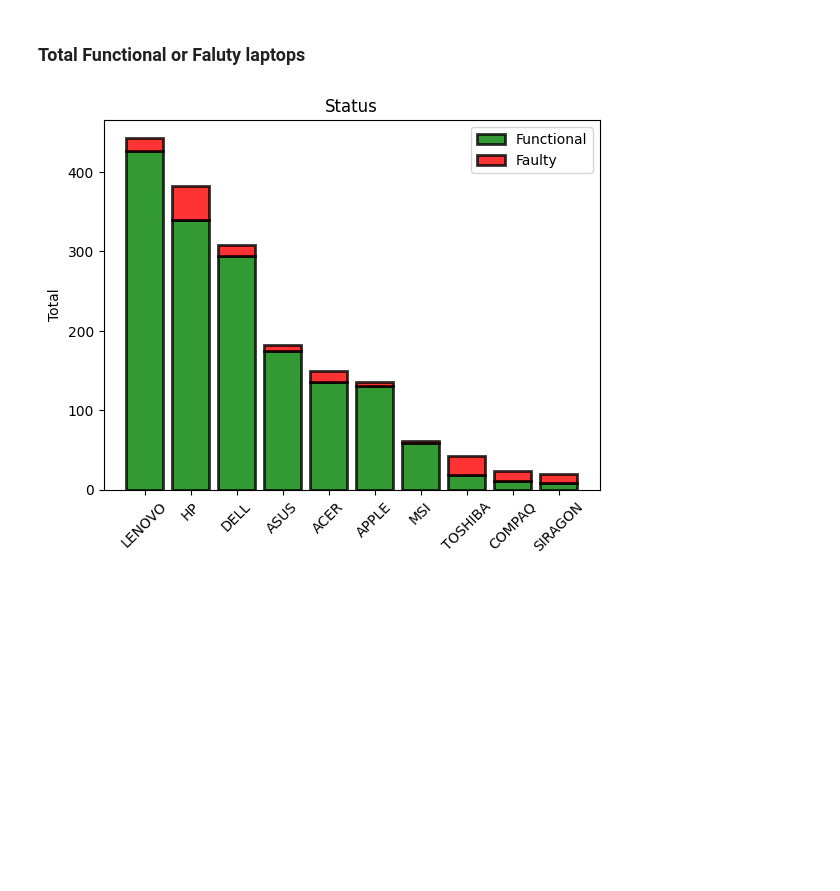
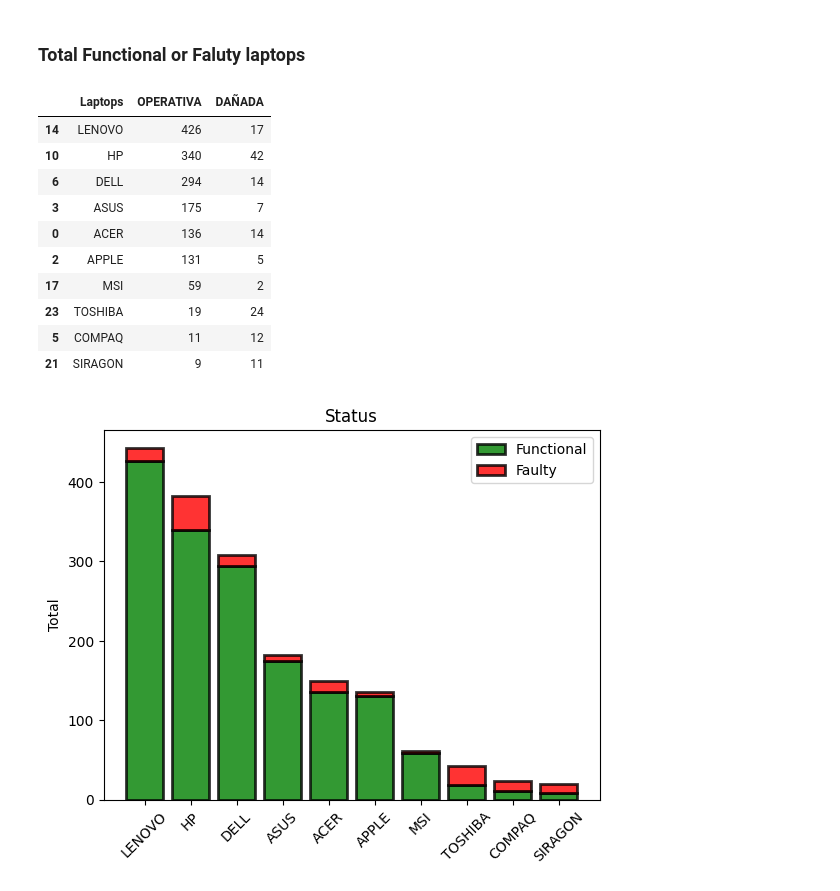
Before and after one commit to EumT07/Upwork, a Jupyter notebook: MCL/analyst.ipynb, the cells around one changed output. Saved outputs shown, nothing was run; the diff lists cells and outputs as text; code cells hidden in the pictures; blank space fills up the shorter version.

```diff
--- a/MCL/analyst.ipynb
+++ b/MCL/analyst.ipynb
@@ -30,3 +49,18 @@ plt.show()
 # %% [markdown]
 ### Total Functional or Faluty laptops
+# %%
+table_2 = laptops.sort_values("Count",ascending=False).head(10)
+table_2[["Laptops","OPERATIVA","DAÑADA"]]
+# %% [output]
+|  | Laptops | OPERATIVA | DAÑADA |
+| 14 | LENOVO | 426 | 17 |
+| 10 | HP | 340 | 42 |
+| 6 | DELL | 294 | 14 |
+| 3 | ASUS | 175 | 7 |
+| 0 | ACER | 136 | 14 |
+| 2 | APPLE | 131 | 5 |
+| 17 | MSI | 59 | 2 |
+| 23 | TOSHIBA | 19 | 24 |
+| 5 | COMPAQ | 11 | 12 |
+| 21 | SIRAGON | 9 | 11 |
 # %%
```
Also changed, not shown: parts of 9 cells of this notebook, 2 other files.
